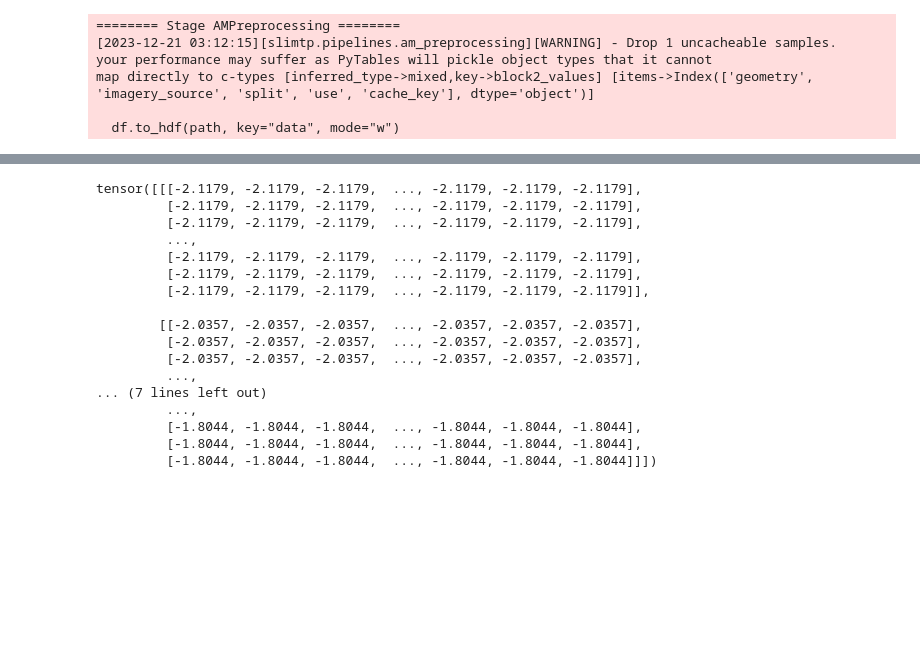
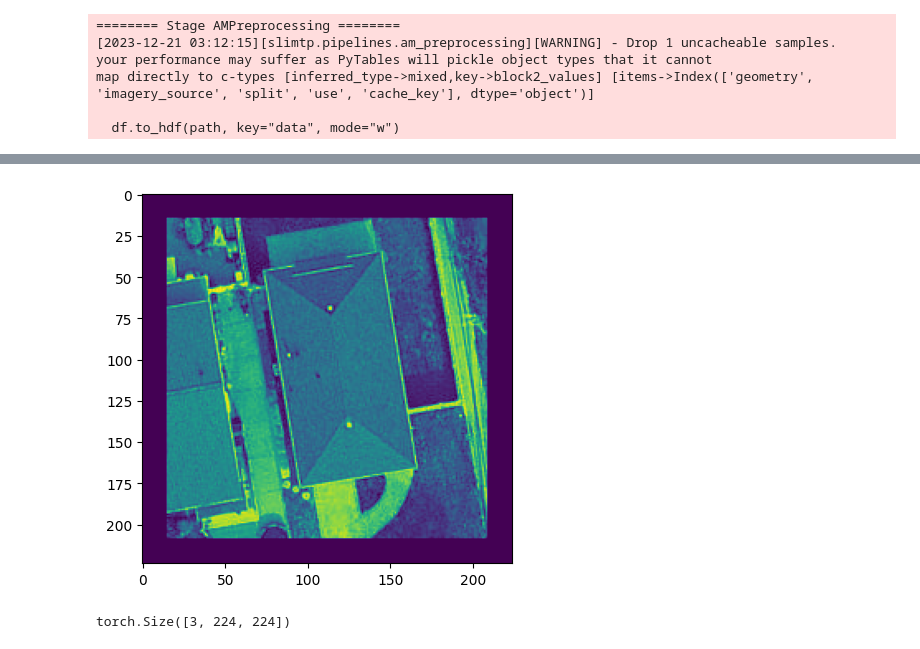
Before and after one commit to vikrant-kamble/dinov2, a Jupyter notebook: notebooks/living_area/dataset.ipynb, the cells around one changed output, grey strips where cells are left out. Cells and saved outputs as stored; diff of their text form; code cells hidden in the pictures; blank space fills up the shorter version.

```diff
--- a/notebooks/living_area/dataset.ipynb
+++ b/notebooks/living_area/dataset.ipynb
@@ -64,20 +52,9 @@ tensor([[[ 0.0176, -0.0255, -0.0647,  ..., -0.0725, -0.0725, -0.0882],
+# %%
+plt.imshow(image_2[1])
+plt.show()
+# %% [output]
+[figure, added]
 # %%
-image_2
+image_2.shape
 # %% [output]
-tensor([[[-2.1179, -2.1179, -2.1179,  ..., -2.1179, -2.1179, -2.1179],
-         [-2.1179, -2.1179, -2.1179,  ..., -2.1179, -2.1179, -2.1179],
-         [-2.1179, -2.1179, -2.1179,  ..., -2.1179, -2.1179, -2.1179],
-         ...,
-         [-2.1179, -2.1179, -2.1179,  ..., -2.1179, -2.1179, -2.1179],
-         [-2.1179, -2.1179, -2.1179,  ..., -2.1179, -2.1179, -2.1179],
-         [-2.1179, -2.1179, -2.1179,  ..., -2.1179, -2.1179, -2.1179]],
-
-        [[-2.0357, -2.0357, -2.0357,  ..., -2.0357, -2.0357, -2.0357],
-         [-2.0357, -2.0357, -2.0357,  ..., -2.0357, -2.0357, -2.0357],
-         [-2.0357, -2.0357, -2.0357,  ..., -2.0357, -2.0357, -2.0357],
-         ...,
-... (7 lines left out)
-         ...,
-         [-1.8044, -1.8044, -1.8044,  ..., -1.8044, -1.8044, -1.8044],
-         [-1.8044, -1.8044, -1.8044,  ..., -1.8044, -1.8044, -1.8044],
-         [-1.8044, -1.8044, -1.8044,  ..., -1.8044, -1.8044, -1.8044]]])
+torch.Size([3, 224, 224])
```
Also changed, not shown: parts of 3 cells of this notebook.
